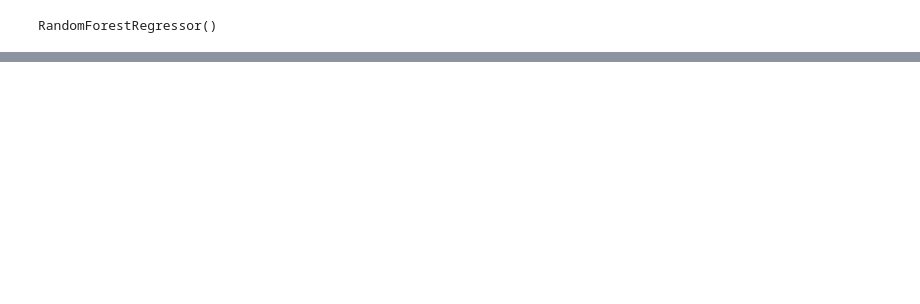
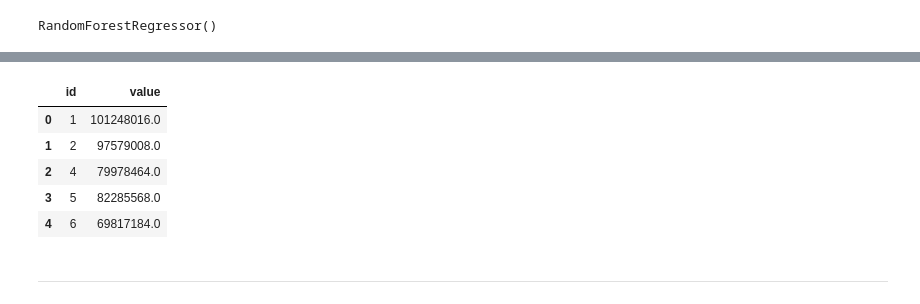
Before and after one commit to ovozzx/-Machine_Learning, a Jupyter notebook: [Dacon]선수_이적료_예측.ipynb, the cells around one changed output, grey strips where cells are left out. Drawn from its saved outputs; the diff is of its cells as text; code cells hidden in the pictures; blank space fills up the shorter version.

```diff
--- a/[Dacon]선수_이적료_예측.ipynb
+++ b/[Dacon]선수_이적료_예측.ipynb
@@ -142,0 +252,8 @@ submission.head()
+# %%
+fee.compile(loss = 'mean_squared_error',
+               optimizer = tf.keras.optimizers.Adam(lr=0.001),
+               metrics = [tf.keras.metrics.RootMeanSquaredError()])
+# %%
+%time
+
+fee_DL = fee.fit(train_x, train_y, epochs = 300, batch_size = 2)
@@ -143 +278,16 @@ submission.head()
+# %%
+DL_pred = fee.predict(test)
+# %%
+submission['value'] = DL_pred
+# %%
+submission.head()
+# %% [output]
+|  | id | value |
+| 0 | 1 | 101248016.0 |
+| 1 | 2 | 97579008.0 |
+| 2 | 4 | 79978464.0 |
+| 3 | 5 | 82285568.0 |
+| 4 | 6 | 69817184.0 |
+# %% [markdown]
+----------
 # %%
```
Also changed, not shown: parts of 17 cells of this notebook.
